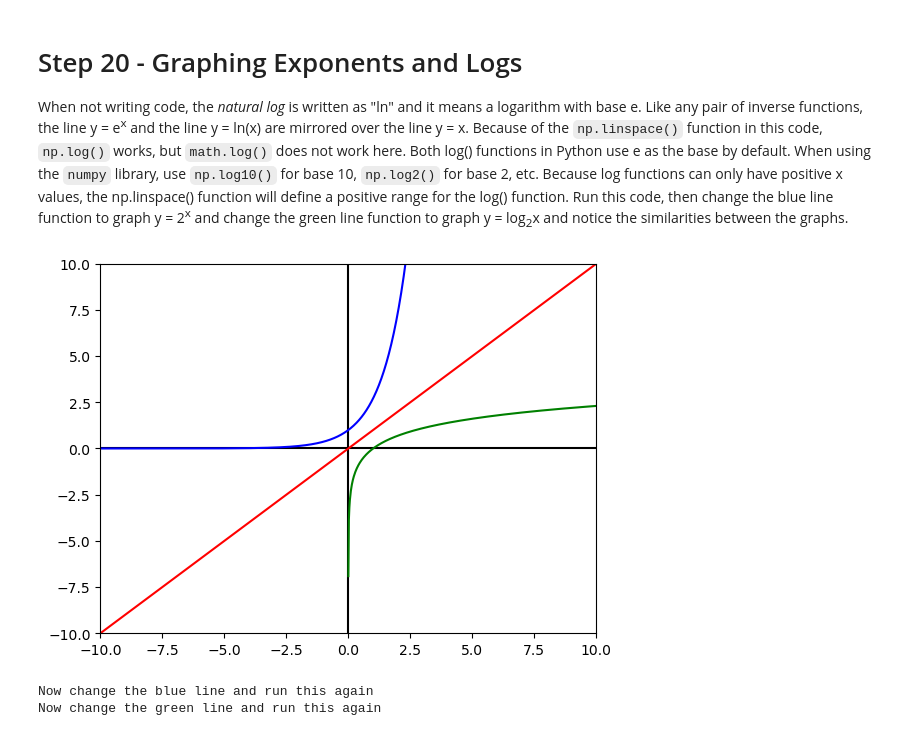
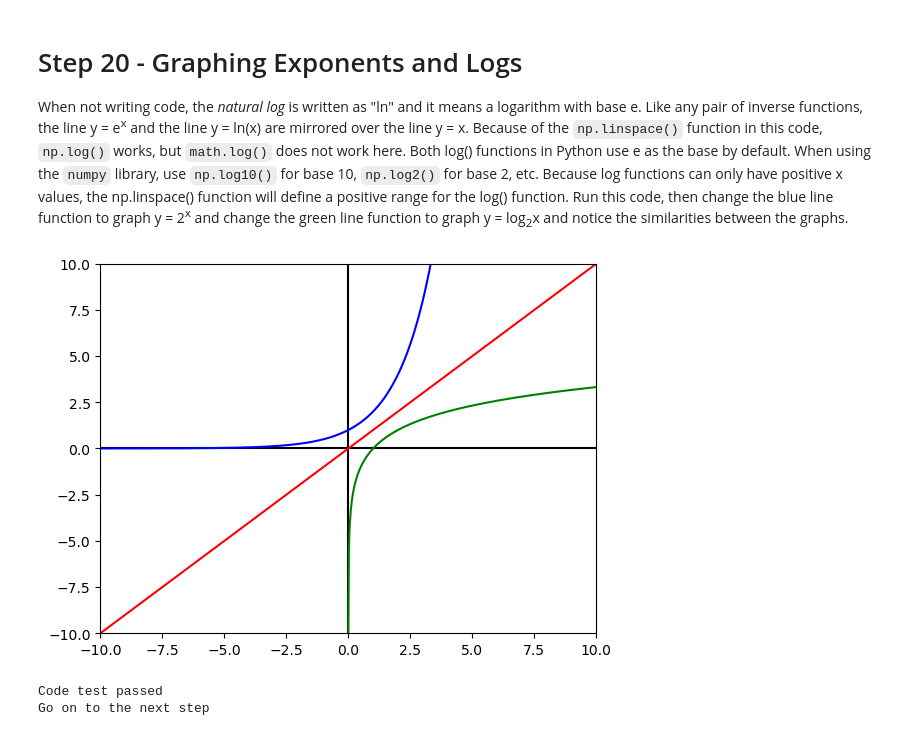
Before and after one commit to AlisonCG1/Freecodecamp_algebra, a Jupyter notebook: Financial Calculator.ipynb, the cells around one changed output. Cells and saved outputs as stored; diff of their text form; code cells hidden in the pictures.

```diff
--- a/Financial Calculator.ipynb
+++ b/Financial Calculator.ipynb
@@ -528,34 +528,34 @@ When not writing code, the <i>natural log</i> is written as "ln" and it means a
 # %%
 xmin = -10
 xmax = 10
 ymin = -10
 ymax = 10
 plt.axis([xmin,xmax,ymin,ymax]) # window size
 plt.plot([xmin,xmax],[0,0],'k') # x axis
 plt.plot([0,0],[ymin,ymax], 'k') # y axis
 
 # Same x values for two lines
 x1 = np.linspace(xmin, xmax, 1000)
 
 # Blue line for y = e^x
-plt.plot(x1, math.e**x1, 'b')  # Change this line
+plt.plot(x1, 2**x1, 'b')  # Change this line
 
 # Red line for y = x
 plt.plot(x1, x1, 'r')
 
 # Different x values for y = log(x) because x > 0
 x2 = np.linspace(.001, xmax, 500)
 
 # Green line for y = log(x)
-plt.plot(x2, np.log(x2), 'g')  # Change this line
+plt.plot(x2, np.log2(x2), 'g')  # Change this line
 
 plt.show()
 
 
 # Only change code above this line
 import math_code_test_c as test
 test.step20(In[-1].split('# Only change code above this line')[0])
 # %% [output]
-[figure, old version]
+[figure, new version]
-Now change the blue line and run this again
-Now change the green line and run this again
+Code test passed
+Go on to the next step
```
Also changed, not shown: parts of 9 cells of this notebook.
